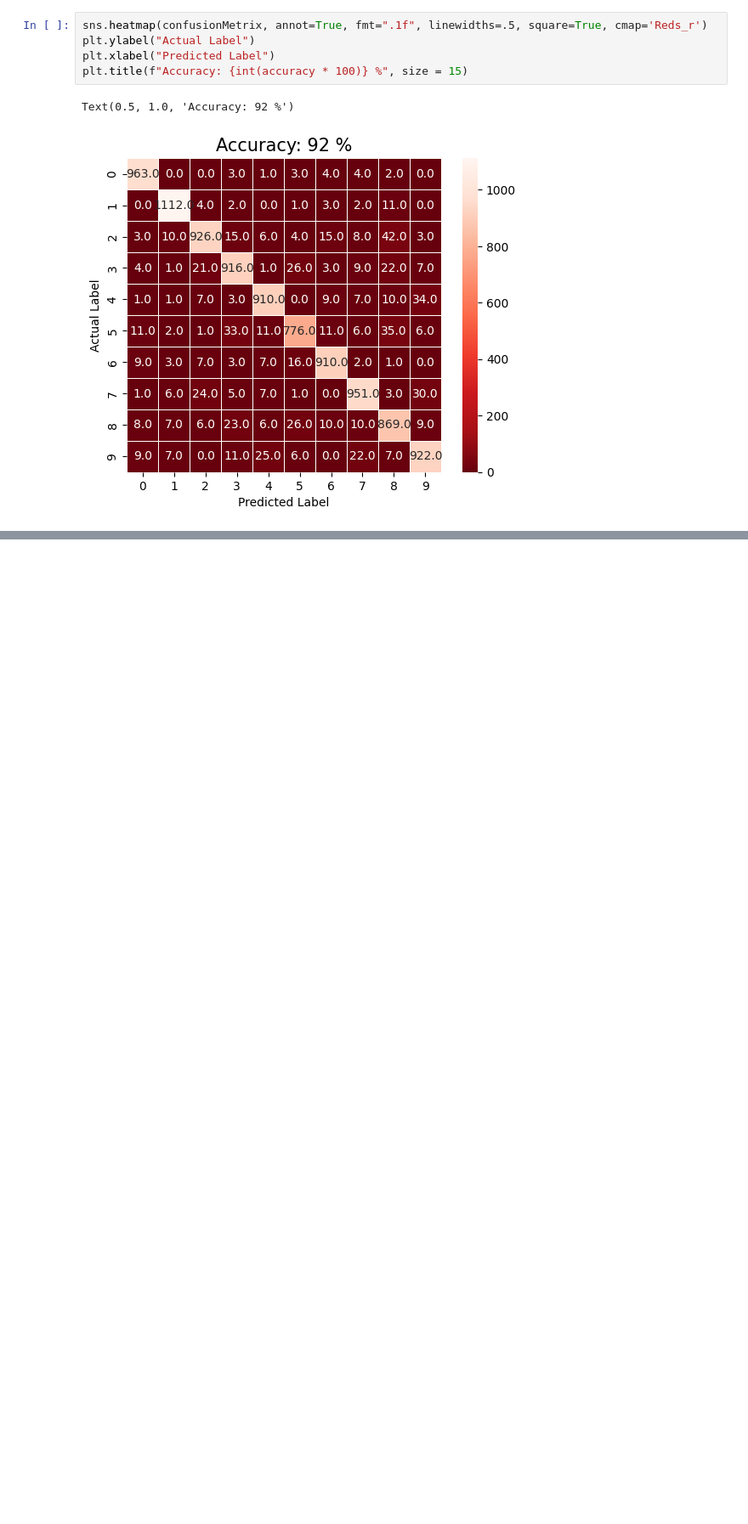
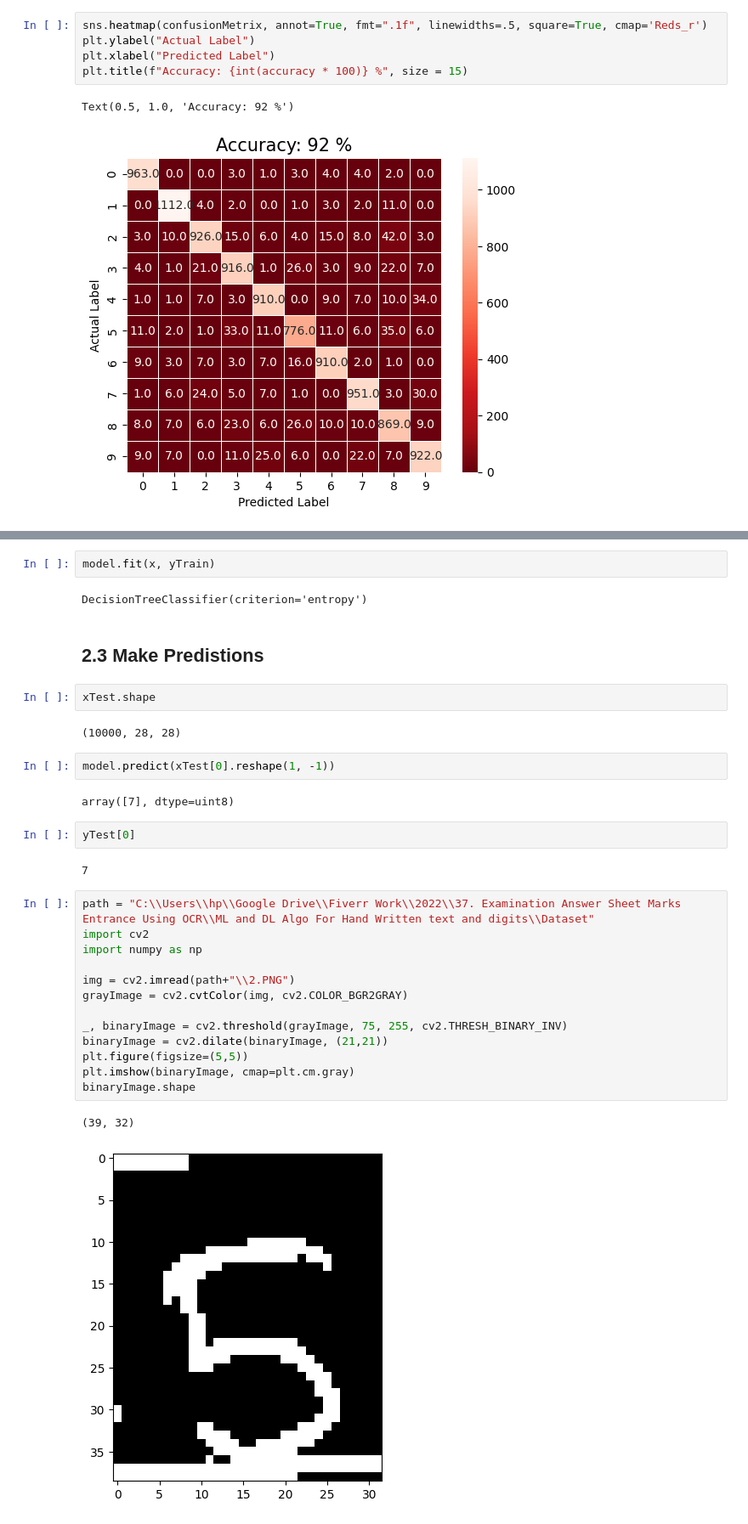
Before and after one commit to ZiaUrRehman-bit/Examination-Answer-Sheet-Marks-Entrance-Using-OCR, a Jupyter notebook: ML and DL Algo For Hand Written text and digits/ML and DL algo for Hand Written Digits and text.ipynb, the cells around one changed output, grey strips where cells are left out. Shown at 85% size. Drawn from its saved outputs; the diff is of its cells as text; blank space fills up the shorter version.

Commit message:
Decision Tree

```diff
--- a/ML and DL Algo For Hand Written text and digits/ML and DL algo for Hand Written Digits and text.ipynb
+++ b/ML and DL Algo For Hand Written text and digits/ML and DL algo for Hand Written Digits and text.ipynb
@@ -111,0 +154,34 @@ Text(0.5, 1.0, 'Accuracy: 92 %')
+# %%
+model.fit(x, yTrain)
+# %% [output]
+DecisionTreeClassifier(criterion='entropy')
+# %% [markdown]
+## 2.3 Make Predistions
+# %%
+xTest.shape
+# %% [output]
+(10000, 28, 28)
+# %%
+model.predict(xTest[0].reshape(1, -1))
+# %% [output]
+array([7], dtype=uint8)
+# %%
+yTest[0]
+# %% [output]
+7
+# %%
+path = "C:\\Users\\hp\\Google Drive\\Fiverr Work\\2022\\37. Examination Answer Sheet Marks Entrance Using OCR\\ML and DL Algo For Hand Written text and digits\\Dataset"
+import cv2
+import numpy as np
+
+img = cv2.imread(path+"\\2.PNG")
+grayImage = cv2.cvtColor(img, cv2.COLOR_BGR2GRAY)
+
+_, binaryImage = cv2.threshold(grayImage, 75, 255, cv2.THRESH_BINARY_INV)
+binaryImage = cv2.dilate(binaryImage, (21,21))
+plt.figure(figsize=(5,5))
+plt.imshow(binaryImage, cmap=plt.cm.gray)
+binaryImage.shape
+# %% [output]
+(39, 32)
+[figure, added]
```
Also changed, not shown: parts of 16 cells of this notebook.
